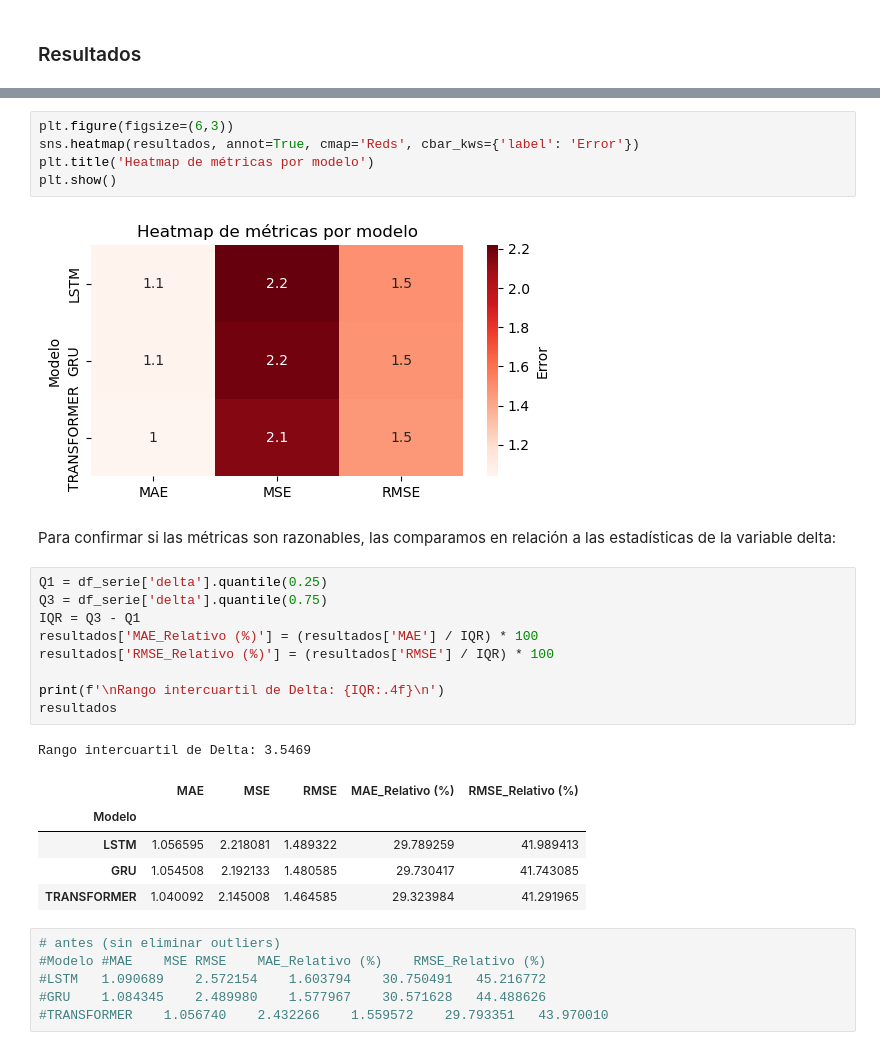
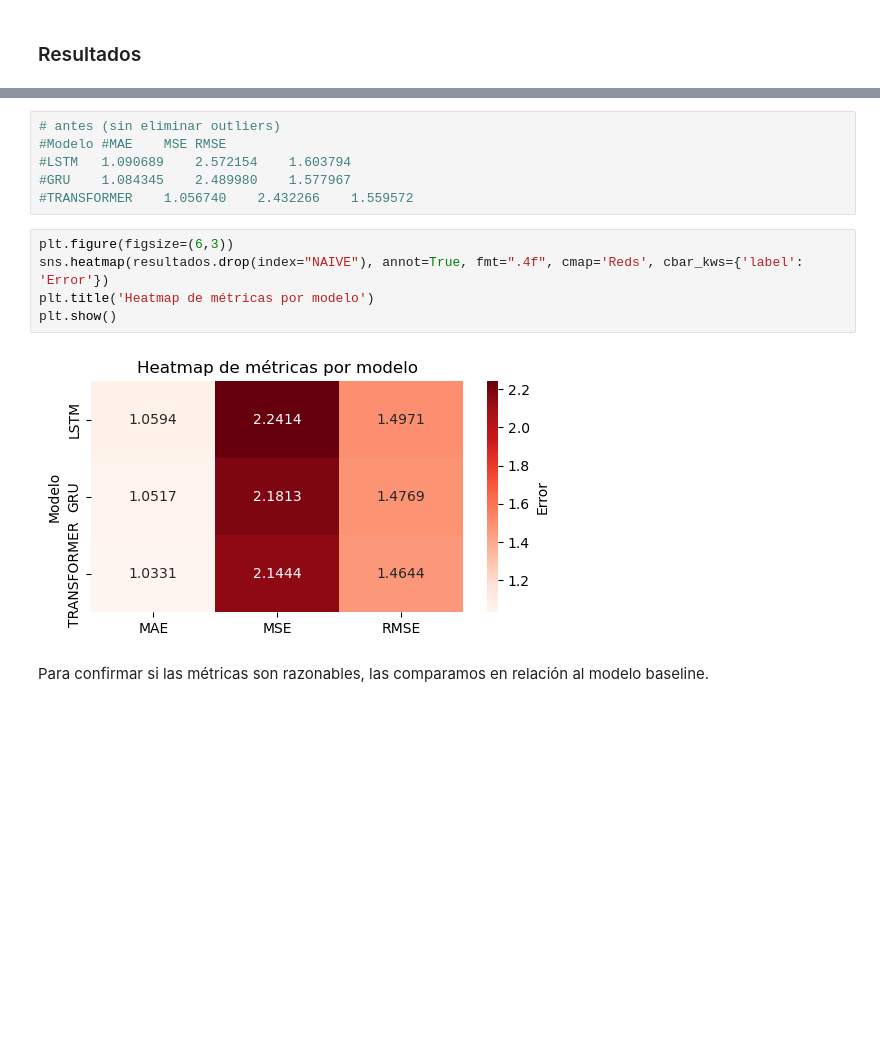
Before and after one commit to arigarmendia/TF-AST2, a Jupyter notebook: 5. Forecast.ipynb, the cells around one changed output, grey strips where cells are left out. Saved outputs shown, nothing was run; the diff lists cells and outputs as text; blank space fills up the shorter version.

Commit message:
Modelo baseline y resultados

```diff
--- a/5. Forecast.ipynb
+++ b/5. Forecast.ipynb
@@ -551,31 +596,15 @@ resultados
+# %%
+# antes (sin eliminar outliers)
+#Modelo	#MAE	MSE	RMSE
+#LSTM	1.090689	2.572154	1.603794
+#GRU	1.084345	2.489980	1.577967
+#TRANSFORMER	1.056740	2.432266	1.559572
 # %%
 plt.figure(figsize=(6,3))
-sns.heatmap(resultados, annot=True, cmap='Reds', cbar_kws={'label': 'Error'})
+sns.heatmap(resultados.drop(index="NAIVE"), annot=True, fmt=".4f", cmap='Reds', cbar_kws={'label': 'Error'})
 plt.title('Heatmap de métricas por modelo')
 plt.show()
 # %% [output]
-[figure, old version]
+[figure, new version]
 # %% [markdown]
-Para confirmar si las métricas son razonables, las comparamos en relación a las estadísticas de la variable delta:
+Para confirmar si las métricas son razonables, las comparamos en relación al modelo baseline.
-# %%
-Q1 = df_serie['delta'].quantile(0.25)
-Q3 = df_serie['delta'].quantile(0.75)
-IQR = Q3 - Q1
-resultados['MAE_Relativo (%)'] = (resultados['MAE'] / IQR) * 100
-resultados['RMSE_Relativo (%)'] = (resultados['RMSE'] / IQR) * 100
-
-print(f'\nRango intercuartil de Delta: {IQR:.4f}\n')
-resultados
-# %% [output]
-Rango intercuartil de Delta: 3.5469
-|  | MAE | MSE | RMSE | MAE_Relativo (%) | RMSE_Relativo (%) |
-| Modelo |  |  |  |  |  |
-| LSTM | 1.056595 | 2.218081 | 1.489322 | 29.789259 | 41.989413 |
-| GRU | 1.054508 | 2.192133 | 1.480585 | 29.730417 | 41.743085 |
-| TRANSFORMER | 1.040092 | 2.145008 | 1.464585 | 29.323984 | 41.291965 |
-# %%
-# antes (sin eliminar outliers)
-#Modelo	#MAE	MSE	RMSE	MAE_Relativo (%)	RMSE_Relativo (%)
-#LSTM	1.090689	2.572154	1.603794	30.750491	45.216772
-#GRU	1.084345	2.489980	1.577967	30.571628	44.488626
-#TRANSFORMER	1.056740	2.432266	1.559572	29.793351	43.970010
```
Also changed, not shown: parts of 20 cells of this notebook.
